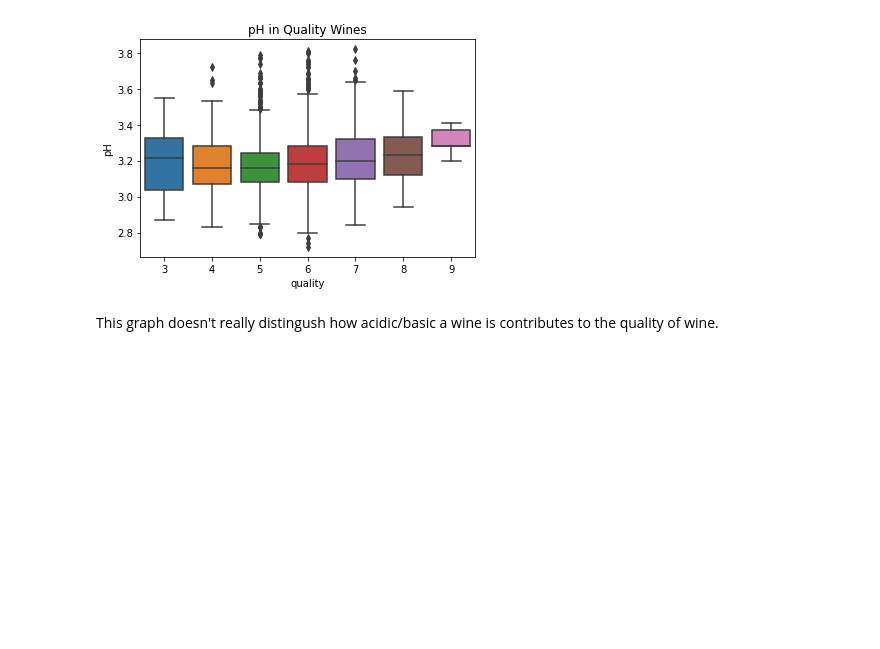
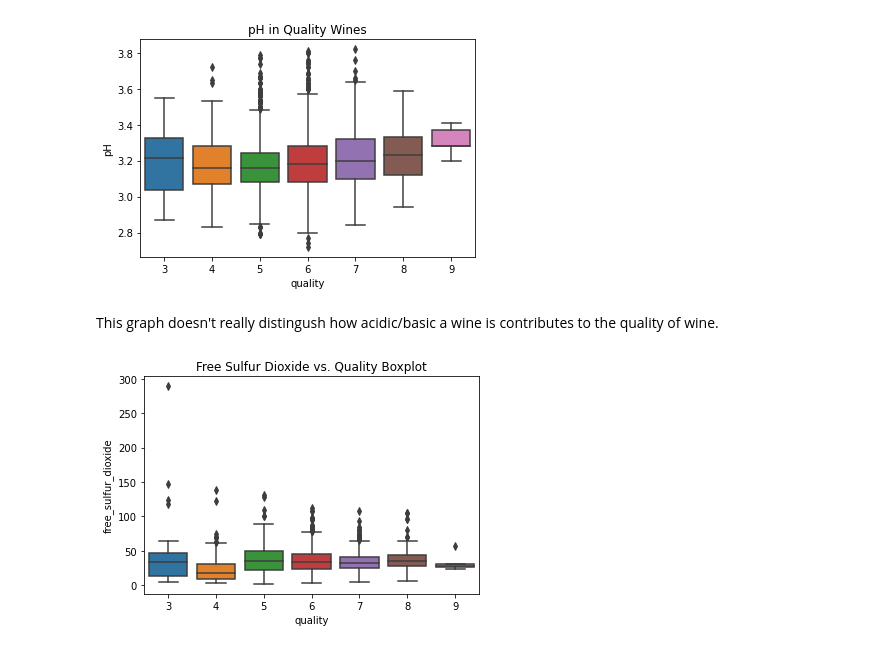
Before and after one commit to ktpatrick8/final-countdown, a Jupyter notebook: White Wine Graphs .ipynb, the cells around one changed output. Saved outputs shown, nothing was run; the diff lists cells and outputs as text; code cells hidden in the pictures; blank space fills up the shorter version.

```diff
--- a/White Wine Graphs .ipynb
+++ b/White Wine Graphs .ipynb
@@ -79,3 +79,9 @@ plt.savefig('ww_pH.png')
 [figure]
 # %% [markdown]
 This graph doesn't really distingush how acidic/basic a wine is contributes to the quality of wine.
+# %%
+sulfur_dioxide_box = sns.boxplot(x='quality', y='free_sulfur_dioxide', data=white_table_df)
+sulfur_dioxide_box.set(title="Free Sulfur Dioxide vs. Quality Boxplot")
+plt.savefig('ww_sulfur.png')
+# %% [output]
+[figure, added]
```
Also changed, not shown: parts of 4 cells of this notebook, 8 other files.
